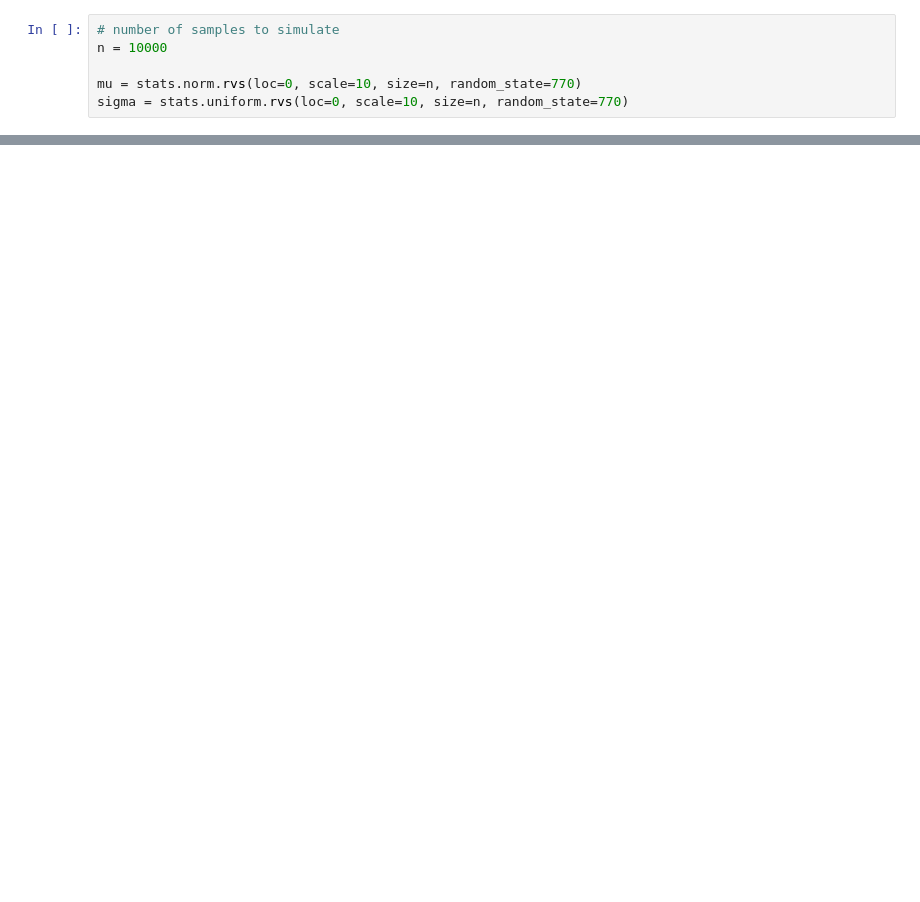
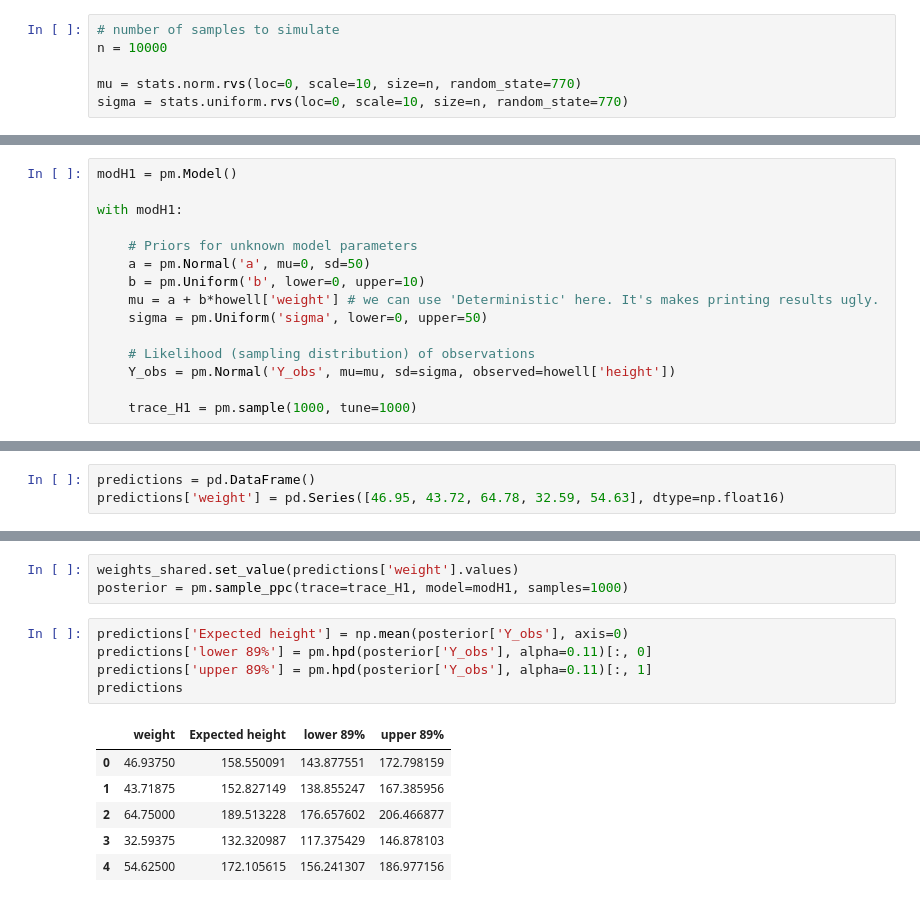
Before and after one commit to EhudTsivion/rethinking-practice-with-python, a Jupyter notebook: chapter_4_homework.ipynb, the cells around one changed output, grey strips where cells are left out. Saved outputs shown, nothing was run; the diff lists cells and outputs as text; blank space fills up the shorter version.

```diff
--- a/chapter_4_homework.ipynb
+++ b/chapter_4_homework.ipynb
@@ -70,0 +153,15 @@ import bokeh
+# %%
+modH1 = pm.Model()
+
+with modH1:
+
+    # Priors for unknown model parameters
+    a = pm.Normal('a', mu=0, sd=50)
+    b = pm.Uniform('b', lower=0, upper=10)
+    mu = a + b*howell['weight'] # we can use 'Deterministic' here. It's makes printing results ugly.
+    sigma = pm.Uniform('sigma', lower=0, upper=50)
+
+    # Likelihood (sampling distribution) of observations
+    Y_obs = pm.Normal('Y_obs', mu=mu, sd=sigma, observed=howell['height'])
+
+    trace_H1 = pm.sample(1000, tune=1000)
@@ -70,0 +189,3 @@ import bokeh
+# %%
+predictions = pd.DataFrame()
+predictions['weight'] = pd.Series([46.95, 43.72, 64.78, 32.59, 54.63], dtype=np.float16)
@@ -70,0 +212,15 @@ import bokeh
+# %%
+weights_shared.set_value(predictions['weight'].values)
+posterior = pm.sample_ppc(trace=trace_H1, model=modH1, samples=1000)
+# %%
+predictions['Expected height'] = np.mean(posterior['Y_obs'], axis=0)
+predictions['lower 89%'] = pm.hpd(posterior['Y_obs'], alpha=0.11)[:, 0]
+predictions['upper 89%'] = pm.hpd(posterior['Y_obs'], alpha=0.11)[:, 1]
+predictions
+# %% [output]
+|  | weight | Expected height | lower 89% | upper 89% |
+| 0 | 46.93750 | 158.550091 | 143.877551 | 172.798159 |
+| 1 | 43.71875 | 152.827149 | 138.855247 | 167.385956 |
+| 2 | 64.75000 | 189.513228 | 176.657602 | 206.466877 |
+| 3 | 32.59375 | 132.320987 | 117.375429 | 146.878103 |
+| 4 | 54.62500 | 172.105615 | 156.241307 | 186.977156 |
```
Also changed, not shown: parts of 46 cells of this notebook.
